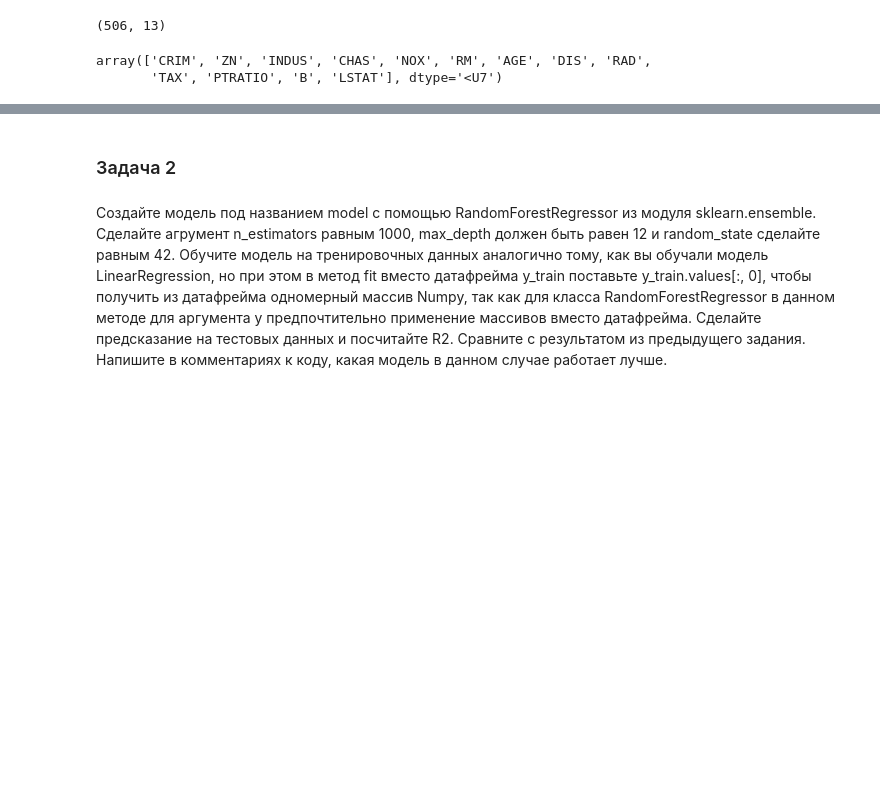
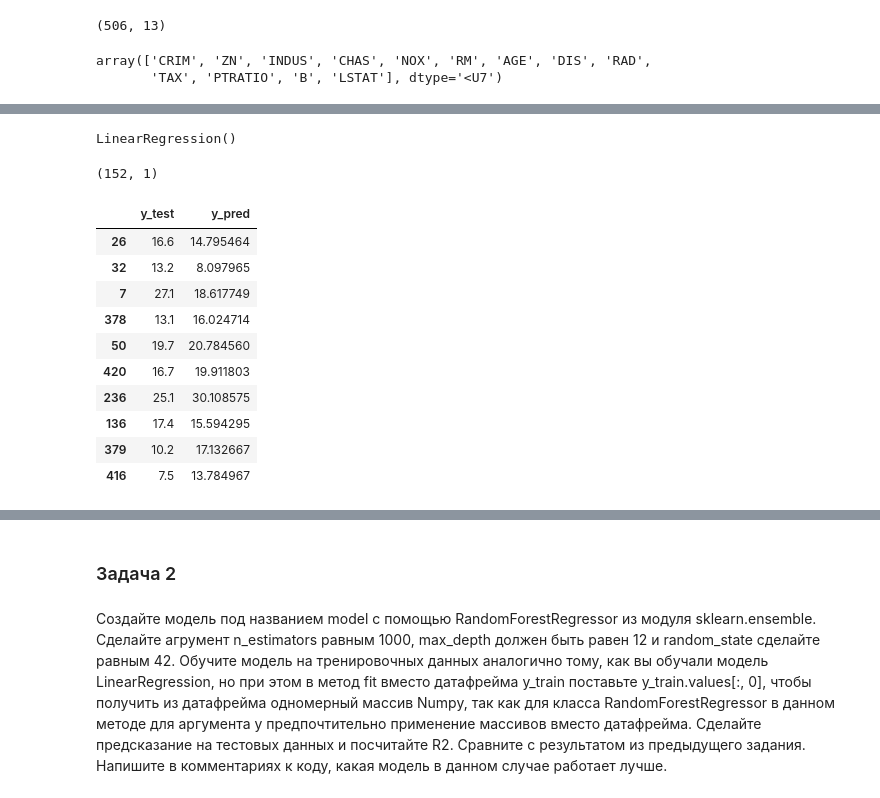
Before and after one commit to vit050587/Python-for-Data-Science, a Jupyter notebook: Python_Lib.ipynb, the cells around one changed output, grey strips where cells are left out. Saved outputs shown, nothing was run; the diff lists cells and outputs as text; code cells hidden in the pictures; blank space fills up the shorter version.

```diff
--- a/Python_Lib.ipynb
+++ b/Python_Lib.ipynb
@@ -845,0 +901,37 @@ target[:10]
+# %%
+# разбиваем датафреймы на тестовые и тренировочные
+from sklearn.model_selection import train_test_split
+X_train, X_test, y_train, y_test = train_test_split(X, y, test_size=0.3)
+# %%
+# модель линейной регрессии
+from sklearn.linear_model import LinearRegression
+lr = LinearRegression()
+# %%
+# Обучение модели на тренировочных данных и предсказание на тестовых
+lr.fit(X_train, y_train)
+# %% [output]
+LinearRegression()
+# %%
+y_pred = lr.predict(X_test)
+y_pred.shape
+# %% [output]
+(152, 1)
+# %%
+check_test = pd.DataFrame({
+    "y_test": y_test["price"],
+    "y_pred": y_pred.flatten(),
+})
+
+check_test.head(10)
+# %% [output]
+|  | y_test | y_pred |
+| 26 | 16.6 | 14.795464 |
+| 32 | 13.2 | 8.097965 |
+| 7 | 27.1 | 18.617749 |
+| 378 | 13.1 | 16.024714 |
+| 50 | 19.7 | 20.784560 |
+| 420 | 16.7 | 19.911803 |
+| 236 | 25.1 | 30.108575 |
+| 136 | 17.4 | 15.594295 |
+| 379 | 10.2 | 17.132667 |
+| 416 | 7.5 | 13.784967 |
```
Also changed, not shown: parts of 14 cells of this notebook.
